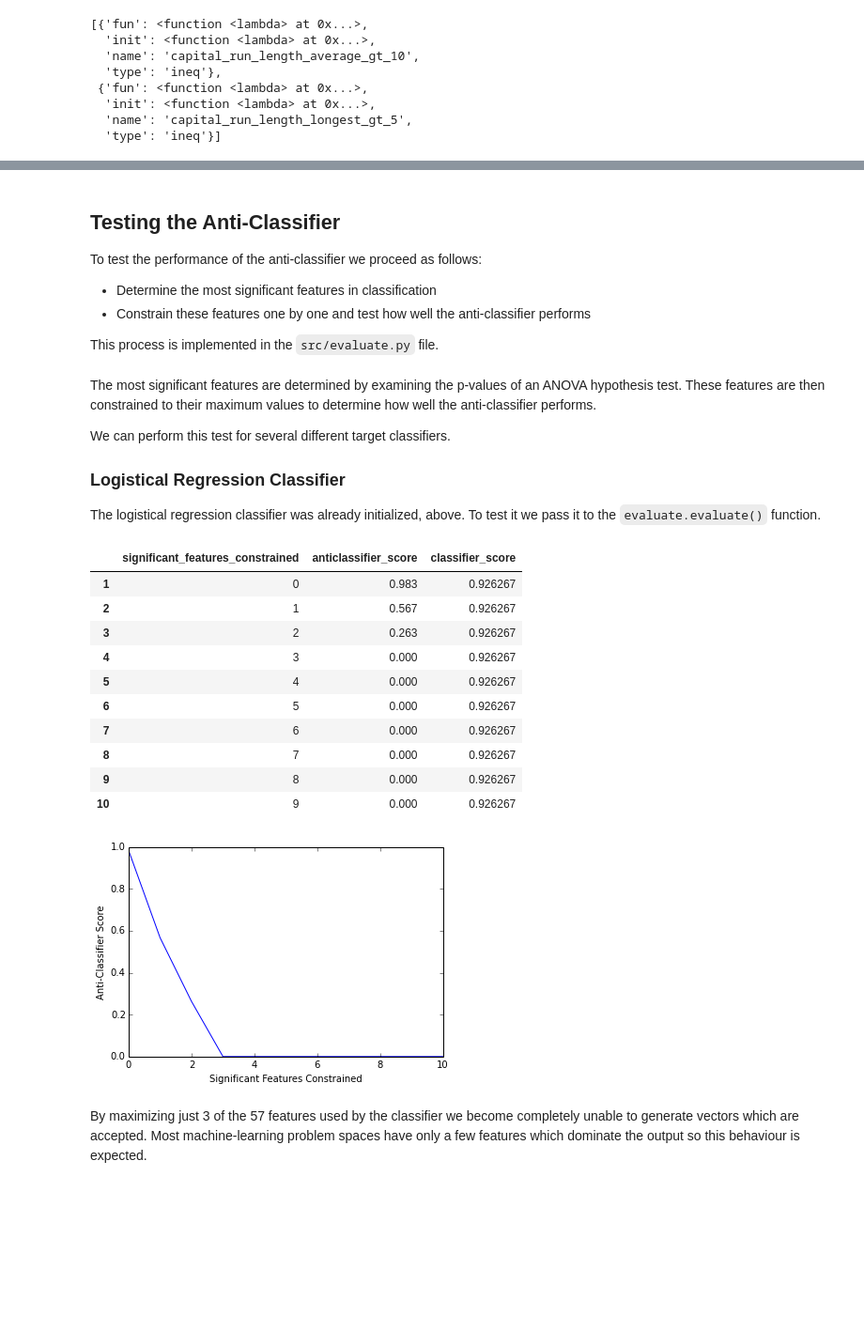
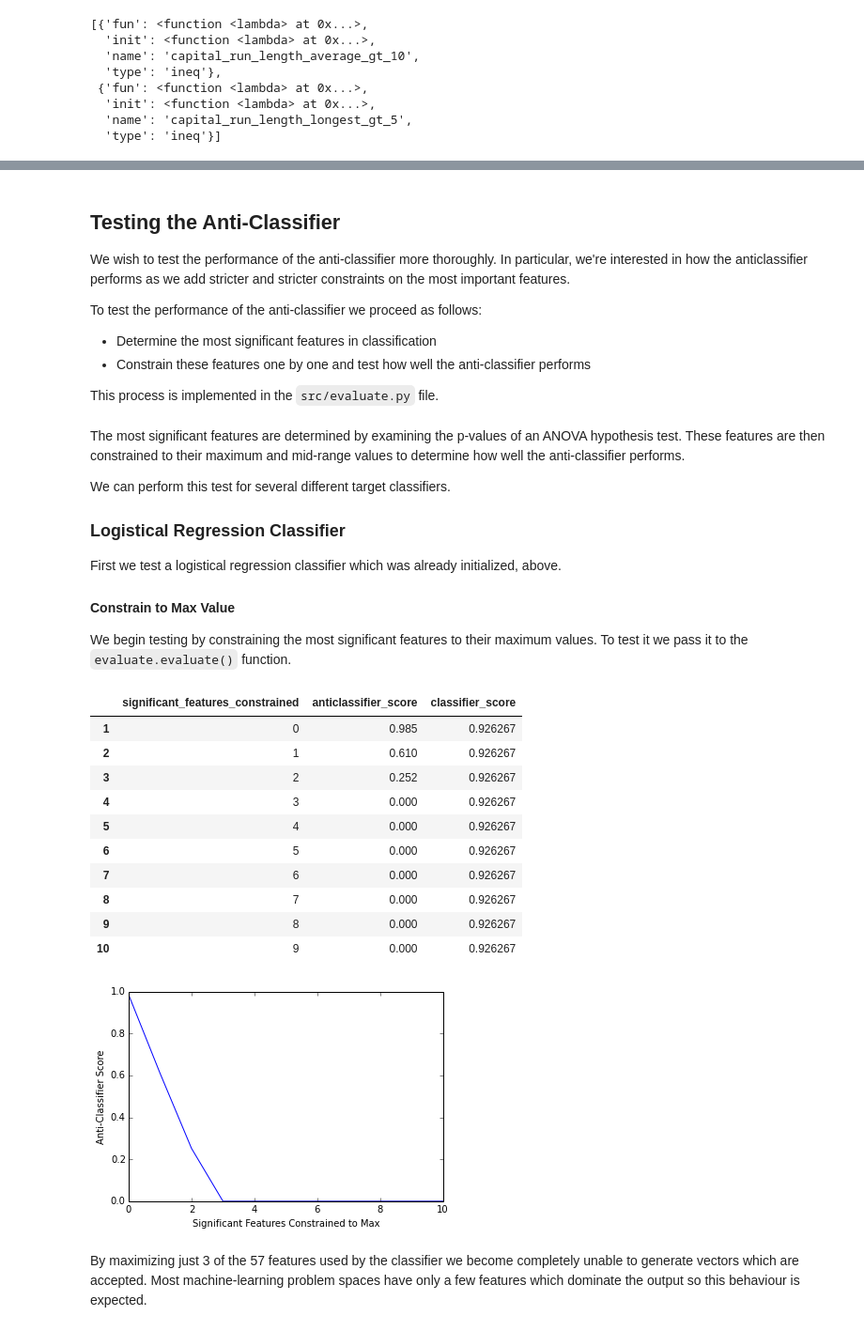
Before and after one commit to mfournierca/beating-classifiers, a Jupyter notebook: beating-classifiers.ipynb, the cells around one changed output, grey strips where cells are left out. Shown at 94% size. Drawn from its saved outputs; the diff is of its cells as text; code cells hidden in the pictures; blank space fills up the shorter version.

```diff
--- a/beating-classifiers.ipynb
+++ b/beating-classifiers.ipynb
@@ -258,5 +266,7 @@ array([0])
 # %% [markdown]
 ## Testing the Anti-Classifier
+
+We wish to test the performance of the anti-classifier more thoroughly. In particular, we're interested in how the anticlassifier performs as we add stricter and stricter constraints on the most important features.
 
 To test the performance of the anti-classifier we proceed as follows:
 
@@ -267,21 +277,25 @@ This process is implemented in the `src/evaluate.py` file.
 # %%
 from src import evaluate
 # %% [markdown]
-The most significant features are determined by examining the p-values of an ANOVA hypothesis test. These features are then constrained to their maximum values to determine how well the anti-classifier performs.
+The most significant features are determined by examining the p-values of an ANOVA hypothesis test. These features are then constrained to their maximum and mid-range values to determine how well the anti-classifier performs.
 
 We can perform this test for several different target classifiers.
 
 ### Logistical Regression Classifier
 
-The logistical regression classifier was already initialized, above. To test it we pass it to the `evaluate.evaluate()` function.
+First we test a logistical regression classifier which was already initialized, above.
+
+#### Constrain to Max Value
+
+We begin testing by constraining the most significant features to their maximum values. To test it we pass it to the `evaluate.evaluate()` function.
 # %%
-logistic_perf = evaluate.evaluate(logistic, constrain="max")
-logistic_perf.head(10)
+logistic_perf_max = evaluate.evaluate(logistic, constrain="max")
+logistic_perf_max.head(10)
 # %% [output]
 |  | significant_features_constrained | anticlassifier_score | classifier_score |
-| 1 | 0 | 0.983 | 0.926267 |
-| 2 | 1 | 0.567 | 0.926267 |
-| 3 | 2 | 0.263 | 0.926267 |
+| 1 | 0 | 0.985 | 0.926267 |
+| 2 | 1 | 0.610 | 0.926267 |
+| 3 | 2 | 0.252 | 0.926267 |
 | 4 | 3 | 0.000 | 0.926267 |
 | 5 | 4 | 0.000 | 0.926267 |
 | 6 | 5 | 0.000 | 0.926267 |
@@ -290,11 +304,11 @@ logistic_perf.head(10)
 | 9 | 8 | 0.000 | 0.926267 |
 | 10 | 9 | 0.000 | 0.926267 |
 # %%
-plt.plot(logistic_perf["significant_features_constrained"], logistic_perf["anticlassifier_score"])
-plt.xlabel("Significant Features Constrained")
+plt.plot(logistic_perf_max["significant_features_constrained"], logistic_perf_max["anticlassifier_score"])
+plt.xlabel("Significant Features Constrained to Max")
 plt.ylabel("Anti-Classifier Score")
 plt.show()
 # %% [output]
-[figure, old version]
+[figure, new version]
 # %% [markdown]
 By maximizing just 3 of the 57 features used by the classifier we become completely unable to generate vectors which are accepted. Most machine-learning problem spaces have only a few features which dominate the output so this behaviour is expected.
```
Also changed, not shown: parts of 30 cells of this notebook.
